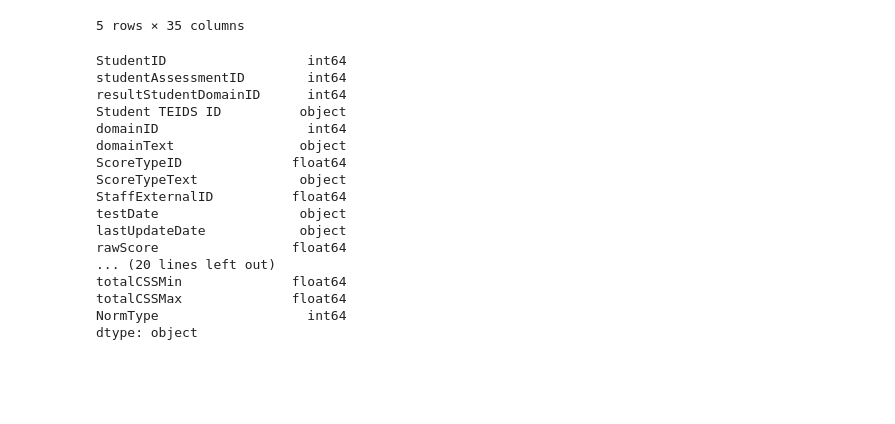
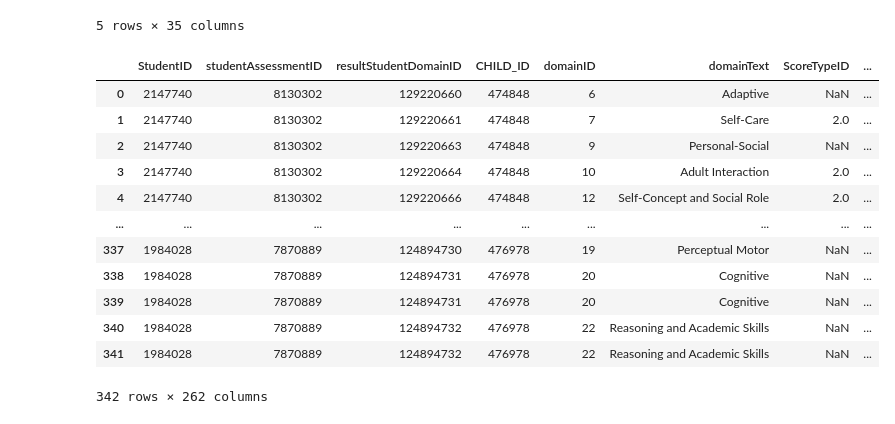
Before and after one commit to NSS-Data-Analytics-Cohort-13/teis-RenukaD13, a Jupyter notebook: TEIS_state_project.ipynb, the cells around one changed output. Saved outputs shown, nothing was run; the diff lists cells and outputs as text; code cells hidden in the pictures; blank space fills up the shorter version.

```diff
--- a/TEIS_state_project.ipynb
+++ b/TEIS_state_project.ipynb
@@ -175,5 +274,6 @@ merged_df_1['CHILD_ID'].nunique()
 # %%
-df_bdi2 = pd.read_csv('../teis-RenukaD13/data/NSS data_BDI2 scores_20200101-20230131_20241106.csv', low_memory=False)
+# Read BDI2 csv file
+df_bdi2 = pd.read_csv('../teis-RenukaD13/data/NSS data_BDI2 scores_20200101-20230131_20241106.csv', low_memory=False, nrows = 31841)
 df_bdi2.head()
 # %% [output]
 |  | StudentID | studentAssessmentID | resultStudentDomainID | Student TEIDS ID | domainID | domainText | ... |
@@ -184,22 +284,5 @@ df_bdi2.head()
 | 4 | 2224693 | 8625078 | 138104120 | 52101 | 15 | Expressive Communication | ... |
 5 rows × 35 columns
 # %%
-df_bdi2.dtypes
+# Create a subset of eco dataframe containing only date columns
+df_bdi2 = df_bdi2.rename(columns={'Student TEIDS ID':'CHILD_ID'})
-# %% [output]
-StudentID                  int64
-studentAssessmentID        int64
-resultStudentDomainID      int64
-Student TEIDS ID          object
-domainID                   int64
-domainText                object
-ScoreTypeID              float64
-ScoreTypeText             object
-StaffExternalID          float64
-testDate                  object
-lastUpdateDate            object
-rawScore                 float64
-... (20 lines left out)
-totalCSSMin              float64
-totalCSSMax              float64
-NormType                   int64
-dtype: object
@@ -209,0 +292,17 @@ df_bdi2_id.head()
+# %%
+df_merge_bdi2_bdi3 = pd.merge(df_bdi2, df_bdi3, on='CHILD_ID', how='inner')
+df_merge_bdi2_bdi3
+# %% [output]
+|  | StudentID | studentAssessmentID | resultStudentDomainID | CHILD_ID | domainID | domainText | ScoreTypeID | ... |
+| 0 | 2147740 | 8130302 | 129220660 | 474848 | 6 | Adaptive | NaN | ... |
+| 1 | 2147740 | 8130302 | 129220661 | 474848 | 7 | Self-Care | 2.0 | ... |
+| 2 | 2147740 | 8130302 | 129220663 | 474848 | 9 | Personal-Social | NaN | ... |
+| 3 | 2147740 | 8130302 | 129220664 | 474848 | 10 | Adult Interaction | 2.0 | ... |
+| 4 | 2147740 | 8130302 | 129220666 | 474848 | 12 | Self-Concept and Social Role | 2.0 | ... |
+| ... | ... | ... | ... | ... | ... | ... | ... | ... |
+| 337 | 1984028 | 7870889 | 124894730 | 476978 | 19 | Perceptual Motor | NaN | ... |
+| 338 | 1984028 | 7870889 | 124894731 | 476978 | 20 | Cognitive | NaN | ... |
+| 339 | 1984028 | 7870889 | 124894731 | 476978 | 20 | Cognitive | NaN | ... |
+| 340 | 1984028 | 7870889 | 124894732 | 476978 | 22 | Reasoning and Academic Skills | NaN | ... |
+| 341 | 1984028 | 7870889 | 124894732 | 476978 | 22 | Reasoning and Academic Skills | NaN | ... |
+342 rows × 262 columns
```
Also changed, not shown: parts of 38 cells of this notebook, 1 other file.
